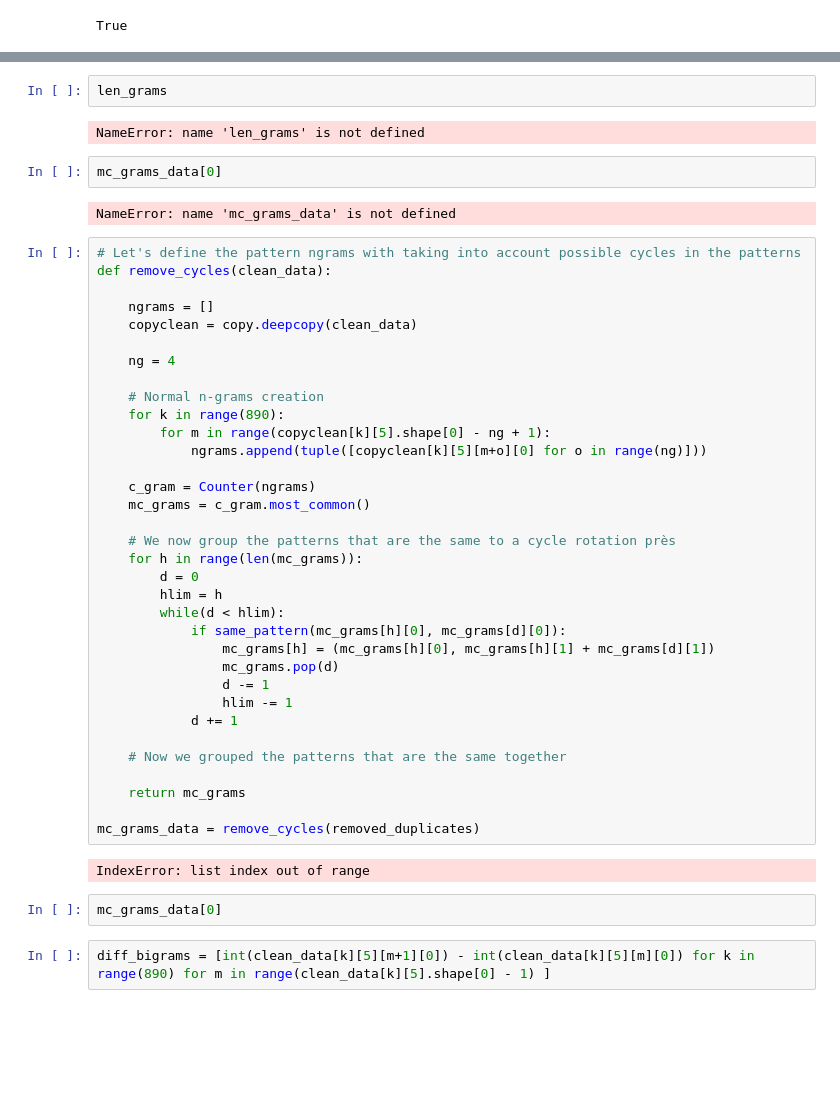
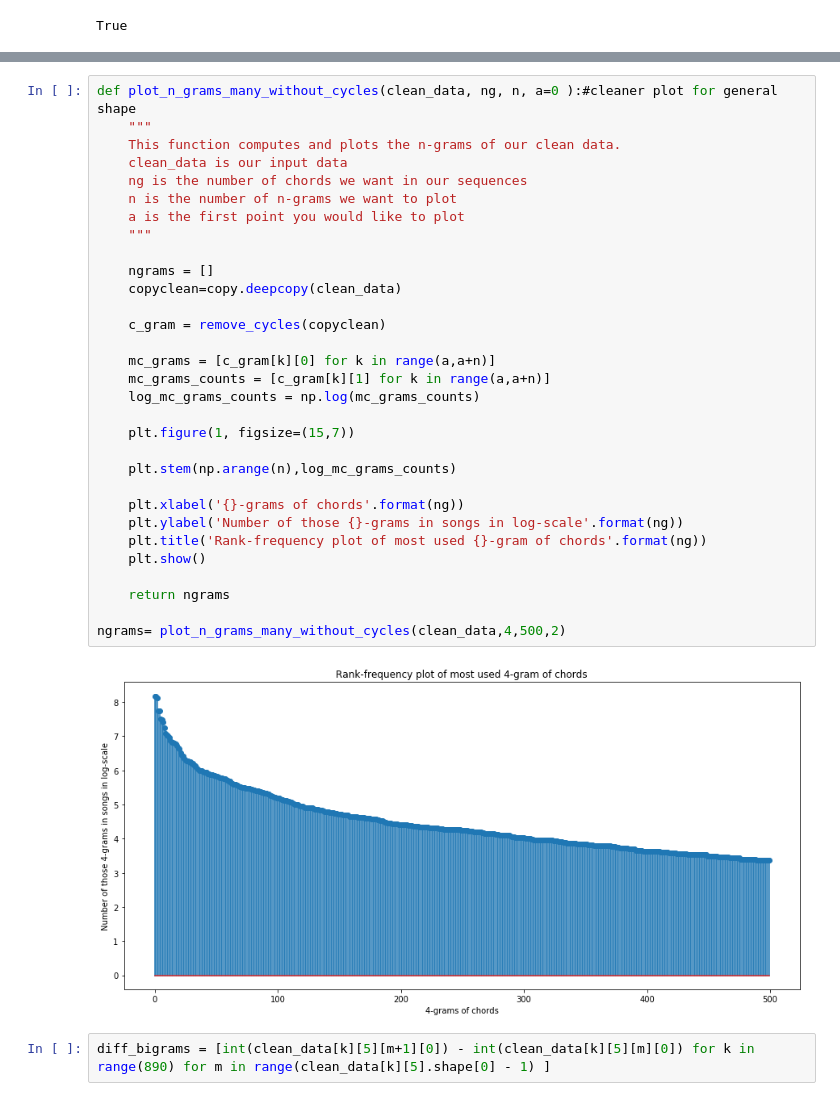
Before and after one commit to lucieperrotta/Digital-Musicology, a Jupyter notebook: processing/processing.ipynb, the cells around one changed output, grey strips where cells are left out. Drawn from its saved outputs; the diff is of its cells as text; blank space fills up the shorter version.

```diff
--- a/processing/processing.ipynb
+++ b/processing/processing.ipynb
@@ -196,49 +206,36 @@ while(h < len(mc_grams)):
-# %%
-len_grams
-# %% [output]
-NameError: name 'len_grams' is not defined
-# %%
-mc_grams_data[0]
-# %% [output]
-NameError: name 'mc_grams_data' is not defined
-# %%
-# Let's define the pattern ngrams with taking into account possible cycles in the patterns
-def remove_cycles(clean_data):
-
-    ngrams = []
-    copyclean = copy.deepcopy(clean_data)
-
-    ng = 4
-
-    # Normal n-grams creation
-    for k in range(890):
-        for m in range(copyclean[k][5].shape[0] - ng + 1):
-            ngrams.append(tuple([copyclean[k][5][m+o][0] for o in range(ng)]))
-
-    c_gram = Counter(ngrams)
-    mc_grams = c_gram.most_common()
-
-    # We now group the patterns that are the same to a cycle rotation près
-    for h in range(len(mc_grams)):
-        d = 0
-        hlim = h
-        while(d < hlim):
-            if same_pattern(mc_grams[h][0], mc_grams[d][0]):
-                mc_grams[h] = (mc_grams[h][0], mc_grams[h][1] + mc_grams[d][1])
-                mc_grams.pop(d)
-                d -= 1
-                hlim -= 1
-            d += 1
-
-    # Now we grouped the patterns that are the same together
-
-    return mc_grams
-
-mc_grams_data = remove_cycles(removed_duplicates)
-# %% [output]
-IndexError: list index out of range
-# %%
-mc_grams_data[0]
+# %%
+def plot_n_grams_many_without_cycles(clean_data, ng, n, a=0 ):#cleaner plot for general shape
+    """
+    This function computes and plots the n-grams of our clean data.
+    clean_data is our input data
+    ng is the number of chords we want in our sequences
+    n is the number of n-grams we want to plot
+    a is the first point you would like to plot
+    """
+
+    ngrams = []
+    copyclean=copy.deepcopy(clean_data)
+
+    c_gram = remove_cycles(copyclean)
+
+    mc_grams = [c_gram[k][0] for k in range(a,a+n)]
+    mc_grams_counts = [c_gram[k][1] for k in range(a,a+n)]
+    log_mc_grams_counts = np.log(mc_grams_counts)
+
+    plt.figure(1, figsize=(15,7))
+
+    plt.stem(np.arange(n),log_mc_grams_counts)
+
+    plt.xlabel('{}-grams of chords'.format(ng))
+    plt.ylabel('Number of those {}-grams in songs in log-scale'.format(ng))
+    plt.title('Rank-frequency plot of most used {}-gram of chords'.format(ng))
+    plt.show()
+
+    return ngrams
+
+ngrams= plot_n_grams_many_without_cycles(clean_data,4,500,2)
+# %% [output]
+[figure, added]
 # %%
 diff_bigrams = [int(clean_data[k][5][m+1][0]) - int(clean_data[k][5][m][0]) for k in range(890) for m in range(clean_data[k][5].shape[0] - 1) ]
 # %%
```
Also changed, not shown: parts of 18 cells of this notebook.
